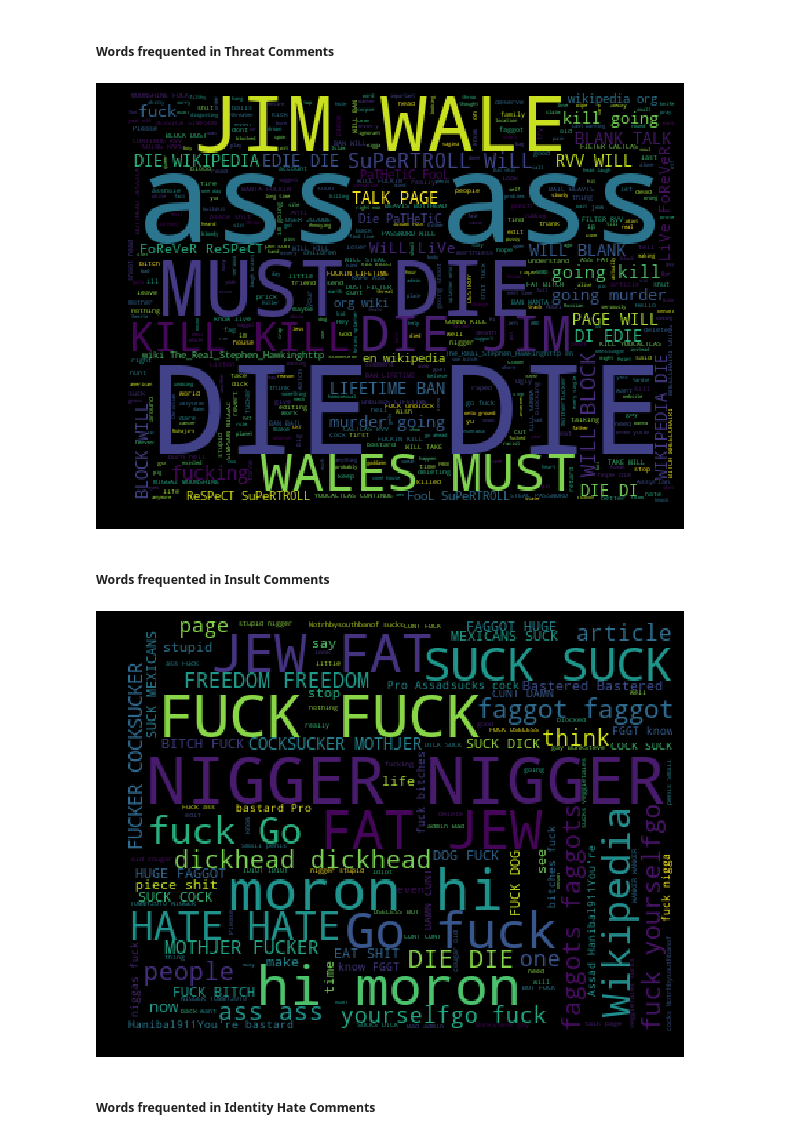
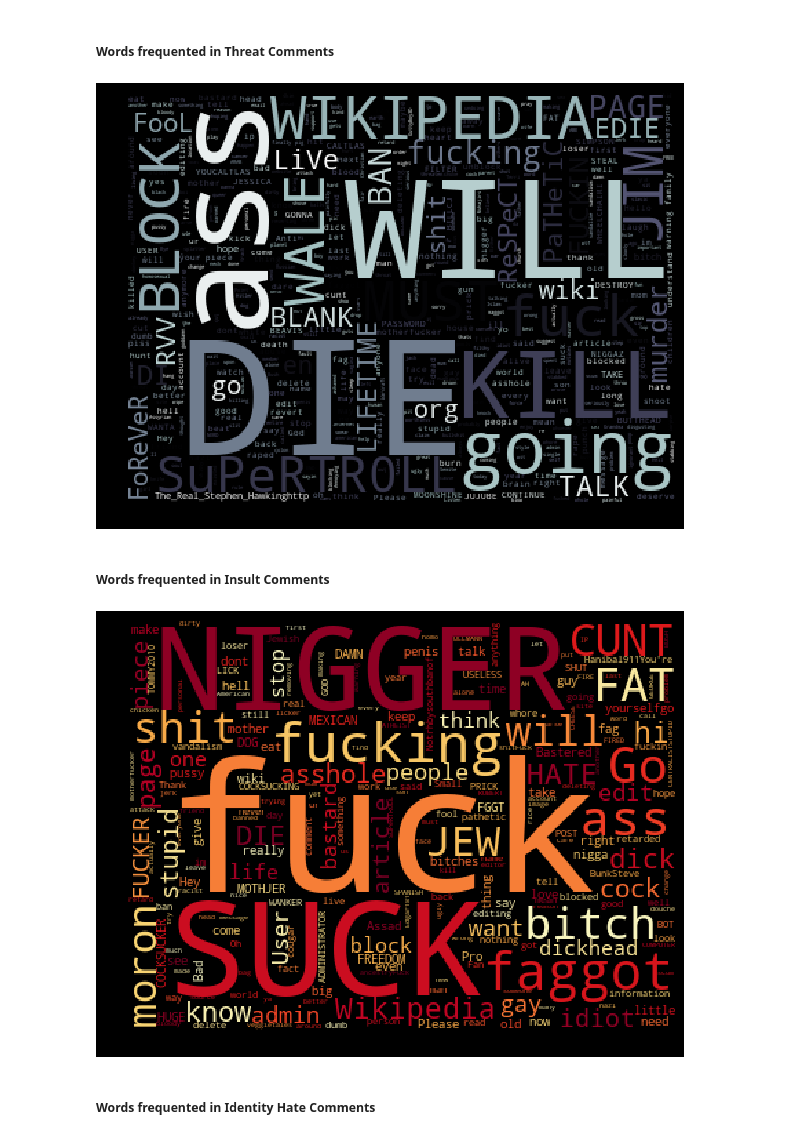
Before and after one commit to ishansoni22/UdacityML, a Jupyter notebook: ml_advance_capstone/notebook.ipynb, the cells around one changed output. Cells and saved outputs as stored; diff of their text form; code cells hidden in the pictures.

```diff
--- a/ml_advance_capstone/notebook.ipynb
+++ b/ml_advance_capstone/notebook.ipynb
@@ -171,13 +178,14 @@ The toxicity is not evenly spread out across classes. Hence we might face class
 from wordcloud import WordCloud, STOPWORDS
 stopwords = set(STOPWORDS)
 
-def createWordCloud(commentSeries):
-    wc = WordCloud(width = 400, height = 300, max_words = 2000, stopwords = stopwords).generate(" ".join(commentSeries))
+def createWordCloud(commentSeries, color, name):
+    wc = WordCloud(collocations = False, width = 400, height = 300, max_words = 2000, stopwords = stopwords).generate(" ".join(commentSeries))
     plt.figure( figsize=(8, 6), facecolor = 'k')
-    plt.imshow(wc)
+    plt.imshow(wc.recolor(colormap = color , random_state = 17), alpha=0.98)
     plt.axis("off")
     plt.tight_layout(pad = 0)
-    plt.show()
+    name = "./images/" + name
+    plt.savefig(name)
 # %% [markdown]
 ##### Words frequented in Clean Comments
 # %%
@@ -210,16 +218,16 @@ createWordCloud(obscene_comments)
 ##### Words frequented in Threat Comments
 # %%
 threat_comments = eda[eda["threat"] == 1]["comment_text"]
-createWordCloud(threat_comments)
+createWordCloud(threat_comments, "bone", "threatWC.png")
 # %% [output]
-[figure, old version]
+[figure, new version]
 # %% [markdown]
 ##### Words frequented in Insult Comments
 # %%
 insult_comments = eda[eda["insult"] == 1]["comment_text"]
-createWordCloud(insult_comments)
+createWordCloud(insult_comments, "YlOrRd", "insultWC.png")
 # %% [output]
-[figure, old version]
+[figure, new version]
 # %% [markdown]
 ##### Words frequented in Identity Hate Comments
 # %%
```
Also changed, not shown: parts of 27 cells of this notebook, 24 other files.
